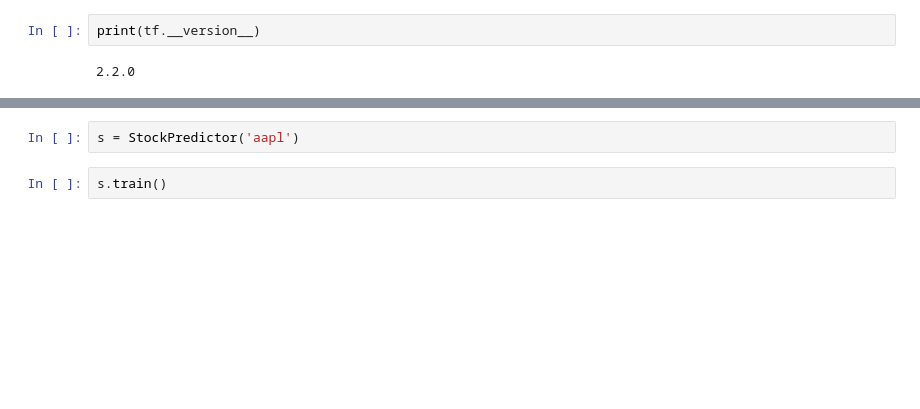
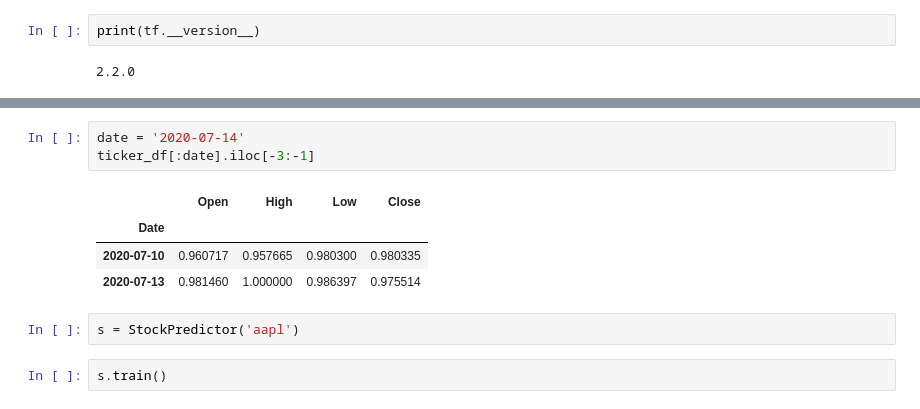
Before and after one commit to golark/rnn_stock_prediction, a Jupyter notebook: rnn_stock_prediction.ipynb, the cells around one changed output, grey strips where cells are left out. Drawn from its saved outputs; the diff is of its cells as text; blank space fills up the shorter version.

Commit message:
added support to predict given date

```diff
--- a/rnn_stock_prediction.ipynb
+++ b/rnn_stock_prediction.ipynb
@@ -112,3 +125,11 @@ class StockPredictor():
+# %%
+date = '2020-07-14'
+ticker_df[:date].iloc[-3:-1]
+# %% [output]
+|  | Open | High | Low | Close |
+| Date |  |  |  |  |
+| 2020-07-10 | 0.960717 | 0.957665 | 0.980300 | 0.980335 |
+| 2020-07-13 | 0.981460 | 1.000000 | 0.986397 | 0.975514 |
 # %%
 s = StockPredictor('aapl')
 # %%
```
Also changed, not shown: parts of 22 cells of this notebook.
